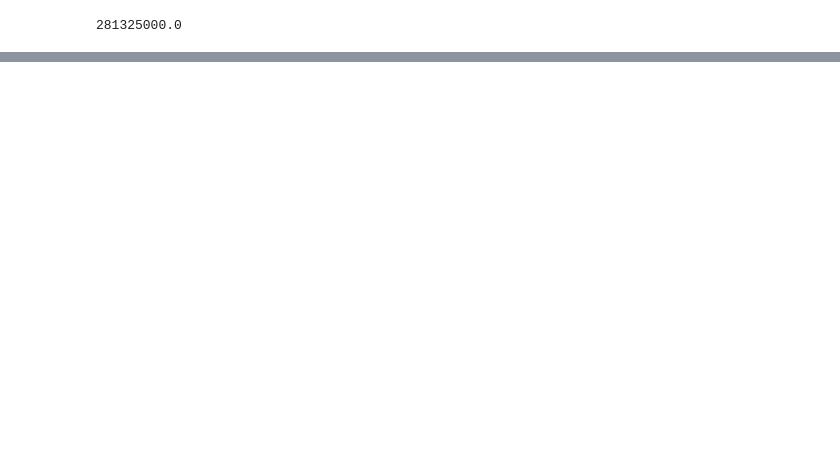
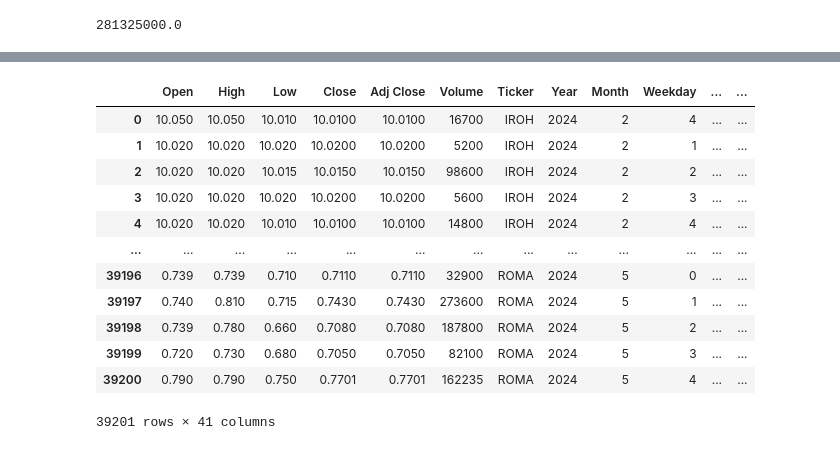
Before and after one commit to larsvasseldonk/stocky, a Jupyter notebook: cohort-2024/homework-2.ipynb, the cells around one changed output, grey strips where cells are left out. Drawn from its saved outputs; the diff is of its cells as text; code cells hidden in the pictures; blank space fills up the shorter version.

```diff
--- a/cohort-2024/homework-2.ipynb
+++ b/cohort-2024/homework-2.ipynb
@@ -109,0 +121,7 @@ ipos_filings[(ipos_filings["Year"]==2023) & (ipos_filings["Day_of_week"]==4)]["S
+# %%
+def read_ipos_url(url: str, headers: dict) -> pd.DataFrame:
+
+    response = requests.get(url, headers=headers)
+    ipo_dfs = pd.read_html(response.text)
+
+    return ipo_dfs[0]
@@ -109,0 +164,36 @@ ipos_filings[(ipos_filings["Year"]==2023) & (ipos_filings["Day_of_week"]==4)]["S
+# %%
+# Get all OHLCV daily prices for all stocks with an "IPO date" before March 1, 2024
+tickers = ipos[ipos["IPO Date"] < "2024-03-01"]["Symbol"].unique()
+# %%
+stocks_df = pd.DataFrame({'A' : []})
+for idx, ticker in enumerate(tickers):
+    print(idx, ticker)
+    if ticker == "RYZB":
+        continue
+    elif ticker == "IBAC":
+        ticker = "IBACU"
+    elif ticker == "PTHR":
+        ticker = "HOVR"
+
+    # Load historical daily prices
+    history_prices = yf.download(
+        tickers = ticker,
+        period = "max",
+        interval = "1d")
+
+    # generate features for historical prices, and what we want to predict
+    history_prices["Ticker"] = ticker
+    history_prices["Year"]= history_prices.index.year
+    history_prices["Month"] = history_prices.index.month
+    history_prices["Weekday"] = history_prices.index.weekday
+    history_prices["Date"] = history_prices.index.date
+
+    # historical returns
+    for i in range(1, 31):
+        history_prices["growth_future_" + str(i) + "d"] = history_prices["Adj Close"].shift(-i) / history_prices["Adj Close"]
+
+
+    if stocks_df.empty:
+        stocks_df = history_prices
+    else:
+        stocks_df = pd.concat([stocks_df, history_prices], ignore_index=True)
@@ -109,0 +251,16 @@ ipos_filings[(ipos_filings["Year"]==2023) & (ipos_filings["Day_of_week"]==4)]["S
+# %%
+stocks_df
+# %% [output]
+|  | Open | High | Low | Close | Adj Close | Volume | Ticker | Year | Month | Weekday | ... | ... |
+| 0 | 10.050 | 10.050 | 10.010 | 10.0100 | 10.0100 | 16700 | IROH | 2024 | 2 | 4 | ... | ... |
+| 1 | 10.020 | 10.020 | 10.020 | 10.0200 | 10.0200 | 5200 | IROH | 2024 | 2 | 1 | ... | ... |
+| 2 | 10.020 | 10.020 | 10.015 | 10.0150 | 10.0150 | 98600 | IROH | 2024 | 2 | 2 | ... | ... |
+| 3 | 10.020 | 10.020 | 10.020 | 10.0200 | 10.0200 | 5600 | IROH | 2024 | 2 | 3 | ... | ... |
+| 4 | 10.020 | 10.020 | 10.010 | 10.0100 | 10.0100 | 14800 | IROH | 2024 | 2 | 4 | ... | ... |
+| ... | ... | ... | ... | ... | ... | ... | ... | ... | ... | ... | ... | ... |
+| 39196 | 0.739 | 0.739 | 0.710 | 0.7110 | 0.7110 | 32900 | ROMA | 2024 | 5 | 0 | ... | ... |
+| 39197 | 0.740 | 0.810 | 0.715 | 0.7430 | 0.7430 | 273600 | ROMA | 2024 | 5 | 1 | ... | ... |
+| 39198 | 0.739 | 0.780 | 0.660 | 0.7080 | 0.7080 | 187800 | ROMA | 2024 | 5 | 2 | ... | ... |
+| 39199 | 0.720 | 0.730 | 0.680 | 0.7050 | 0.7050 | 82100 | ROMA | 2024 | 5 | 3 | ... | ... |
+| 39200 | 0.790 | 0.790 | 0.750 | 0.7701 | 0.7701 | 162235 | ROMA | 2024 | 5 | 4 | ... | ... |
+39201 rows × 41 columns
```
Also changed, not shown: parts of 10 cells of this notebook.
